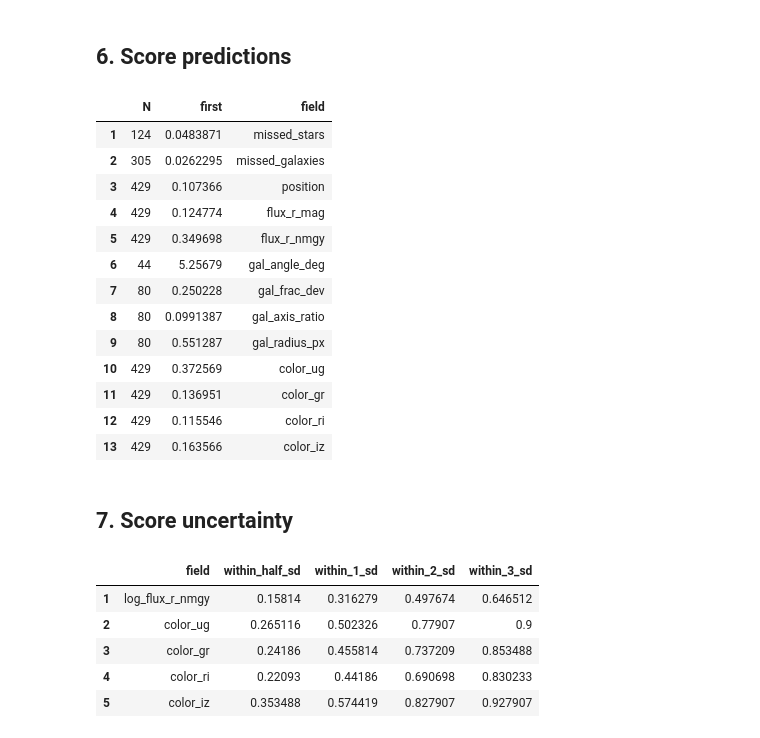
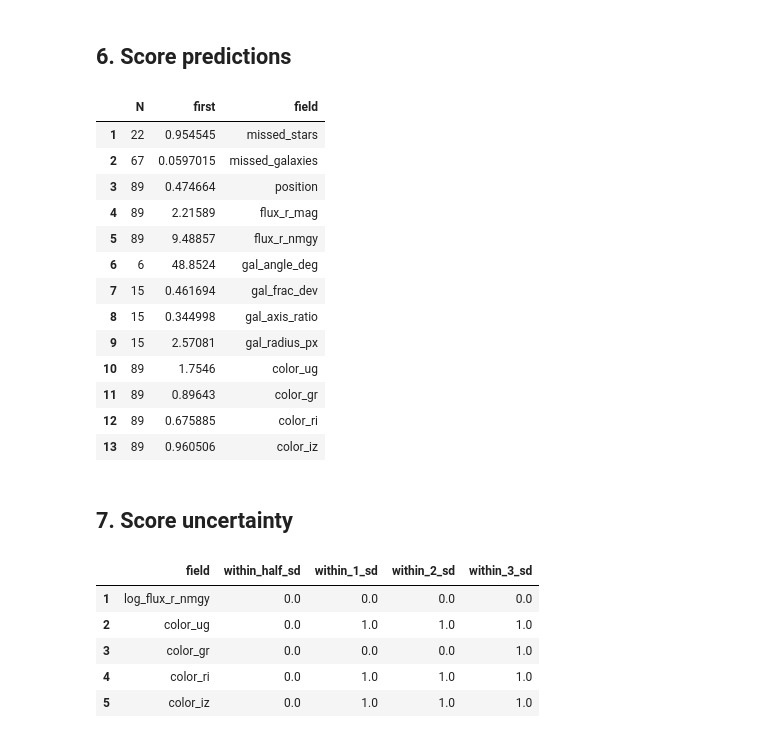
Before and after one commit to jeff-regier/Celeste.jl, a Jupyter notebook: experiments/synthetic.ipynb, the cells around one changed output. Saved outputs shown, nothing was run; the diff lists cells and outputs as text; code cells hidden in the pictures.

Commit message:
replaced benchmark/accuracy scripts with two Jupyter notebooks

````diff
--- a/experiments/synthetic.ipynb
+++ b/experiments/synthetic.ipynb
@@ -81,8 +72,10 @@ export OMP_NUM_THREADS=1
 export JULIA_NUM_THREADS=4
 ```
 # %%
+init_catalog = AccuracyBenchmark.make_initialization_catalog(prior_catalog, false);
 box = ParallelRun.BoundingBox(-1000.0, 1000.0, -1000.0, 1000.0)
-vi_results = ParallelRun.infer_box(prior_images, box; method = :single_vi);
-celeste_catalog = AccuracyBenchmark.celeste_to_df(vi_results);
+# method can be either :single_vi or :joint_vi
+vi_results = ParallelRun.infer_box(sdss_images, box; catalog = init_catalog, method = :single_vi);
+celeste_catalog = AccuracyBenchmark.celeste_to_df(vi_results)
 # %% [output]
 [1]<1> INFO: processing box -1000.0, 1000.0, -1000.0, 1000.0 with 4 threads
@@ -113,28 +123,28 @@ prediction_dfs = [celeste_catalog,]
 scores = AccuracyBenchmark.score_predictions(prior_catalog, prediction_dfs)
 # %% [output]
 |  | N | first | field |
-| 1 | 124 | 0.0483871 | missed_stars |
-| 2 | 305 | 0.0262295 | missed_galaxies |
-| 3 | 429 | 0.107366 | position |
-| 4 | 429 | 0.124774 | flux_r_mag |
-| 5 | 429 | 0.349698 | flux_r_nmgy |
-| 6 | 44 | 5.25679 | gal_angle_deg |
-| 7 | 80 | 0.250228 | gal_frac_dev |
-| 8 | 80 | 0.0991387 | gal_axis_ratio |
-| 9 | 80 | 0.551287 | gal_radius_px |
-| 10 | 429 | 0.372569 | color_ug |
-| 11 | 429 | 0.136951 | color_gr |
-| 12 | 429 | 0.115546 | color_ri |
-| 13 | 429 | 0.163566 | color_iz |
+| 1 | 22 | 0.954545 | missed_stars |
+| 2 | 67 | 0.0597015 | missed_galaxies |
+| 3 | 89 | 0.474664 | position |
+| 4 | 89 | 2.21589 | flux_r_mag |
+| 5 | 89 | 9.48857 | flux_r_nmgy |
+| 6 | 6 | 48.8524 | gal_angle_deg |
+| 7 | 15 | 0.461694 | gal_frac_dev |
+| 8 | 15 | 0.344998 | gal_axis_ratio |
+| 9 | 15 | 2.57081 | gal_radius_px |
+| 10 | 89 | 1.7546 | color_ug |
+| 11 | 89 | 0.89643 | color_gr |
+| 12 | 89 | 0.675885 | color_ri |
+| 13 | 89 | 0.960506 | color_iz |
 # %% [markdown]
 ## 7. Score uncertainty
 # %%
-uncertainty_df = AccuracyBenchmark.get_uncertainty_df(prior_catalog, celeste_catalog)
+uncertainty_df = AccuracyBenchmark.get_uncertainty_df(coadd_catalog, celeste_catalog)
 scores = AccuracyBenchmark.score_uncertainty(uncertainty_df)
 # %% [output]
 |  | field | within_half_sd | within_1_sd | within_2_sd | within_3_sd |
-| 1 | log_flux_r_nmgy | 0.15814 | 0.316279 | 0.497674 | 0.646512 |
-| 2 | color_ug | 0.265116 | 0.502326 | 0.77907 | 0.9 |
-| 3 | color_gr | 0.24186 | 0.455814 | 0.737209 | 0.853488 |
-| 4 | color_ri | 0.22093 | 0.44186 | 0.690698 | 0.830233 |
-| 5 | color_iz | 0.353488 | 0.574419 | 0.827907 | 0.927907 |
+| 1 | log_flux_r_nmgy | 0.0 | 0.0 | 0.0 | 0.0 |
+| 2 | color_ug | 0.0 | 1.0 | 1.0 | 1.0 |
+| 3 | color_gr | 0.0 | 0.0 | 0.0 | 1.0 |
+| 4 | color_ri | 0.0 | 1.0 | 1.0 | 1.0 |
+| 5 | color_iz | 0.0 | 1.0 | 1.0 | 1.0 |
````
Also changed, not shown: parts of 7 cells of this notebook, 3 other files.
